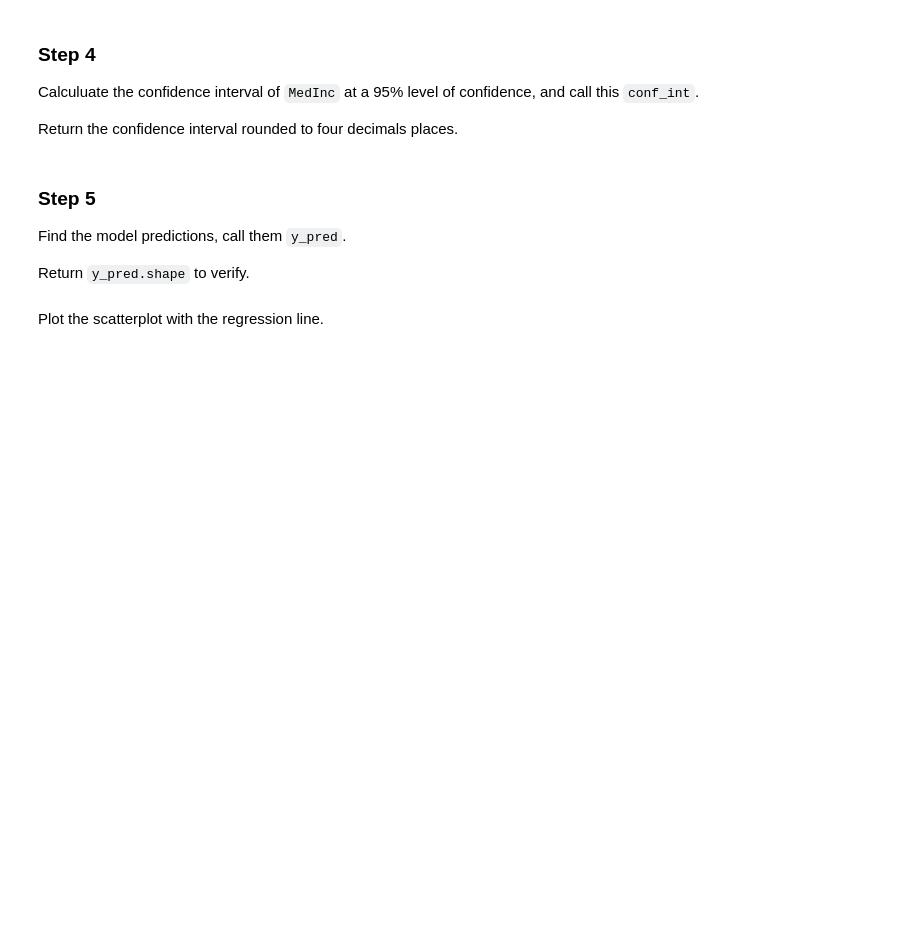
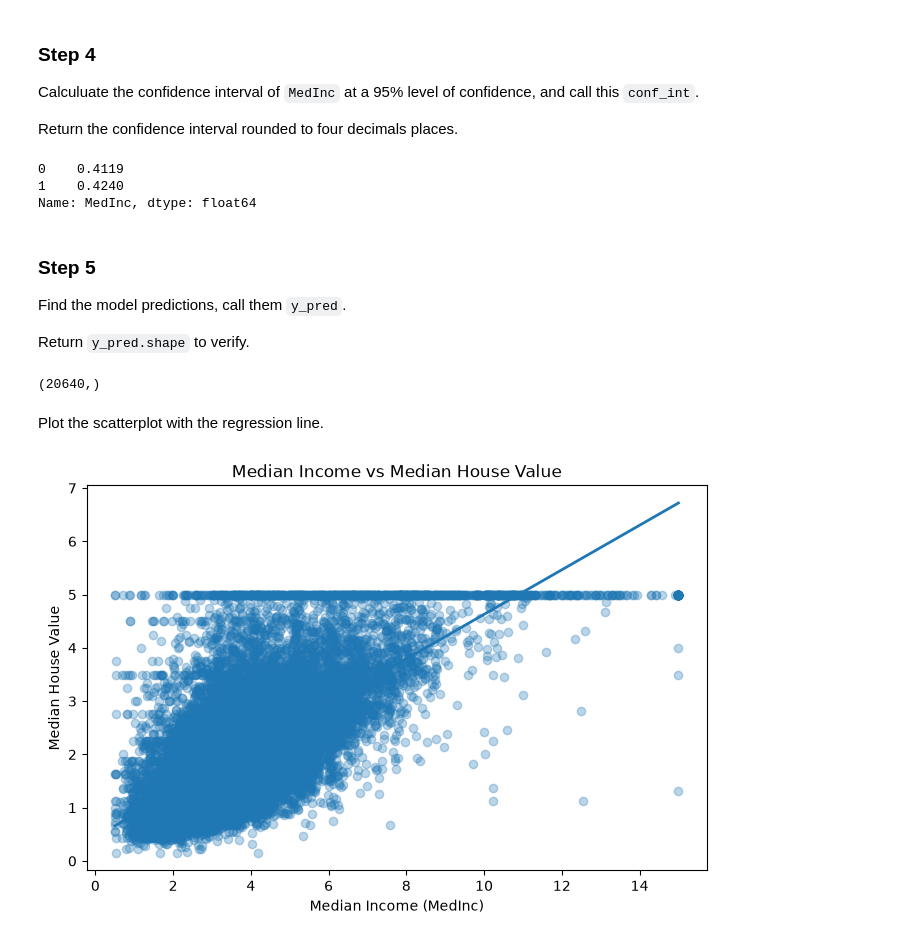
Before and after one commit to donjuel003/Statistical-Inference-for-Linear-Regression, a Jupyter notebook: CGC6M3.ipynb, the cells around one changed output. Saved outputs shown, nothing was run; the diff lists cells and outputs as text; code cells hidden in the pictures; blank space fills up the shorter version.

Commit message:
Returning the confidence interval, model predictions, scatterplot with regression line plotting

```diff
--- a/CGC6M3.ipynb
+++ b/CGC6M3.ipynb
@@ -80,3 +80,7 @@ np.float64(0.4734)
 Print the model summary
 # %%
 # Display the summary
+
+model = sm.OLS(y, X_const).fit()
+
+print(model.summary())
@@ -99,3 +132,12 @@ Return the confidence interval rounded to four decimals places.
+# %%
+# CodeGrade step4
+conf_int = model.conf_int().loc["MedInc"]
+
+conf_int.round(4)
+# %% [output]
+0    0.4119
+1    0.4240
+Name: MedInc, dtype: float64
 # %% [markdown]
 ### Step 5
 
@@ -104,5 +146,10 @@ Find the model predictions, call them `y_pred`.
 Return `y_pred.shape` to verify.
 # %%
 # CodeGrade step5
+y_pred = model.predict(X_const)
+
+y_pred.shape
+# %% [output]
+(20640,)
 # %% [markdown]
 Plot the scatterplot with the regression line.
@@ -110,0 +156,18 @@ Plot the scatterplot with the regression line.
+# %%
+# Plot the scatterplot with regression line
+
+
+y_pred = model.predict(X_const)
+
+plt.figure(figsize=(8, 5))
+plt.scatter(X["MedInc"], y, alpha=0.3)
+
+# Sort values so the regression line is drawn correctly
+sorted_indices = X["MedInc"].argsort()
+plt.plot(X["MedInc"].iloc[sorted_indices], y_pred.iloc[sorted_indices], linewidth=2)
+plt.xlabel("Median Income (MedInc)")
+plt.ylabel("Median House Value")
+plt.title("Median Income vs Median House Value")
+plt.show()
+# %% [output]
+[figure, added]
```
Also changed, not shown: parts of 5 cells of this notebook.
